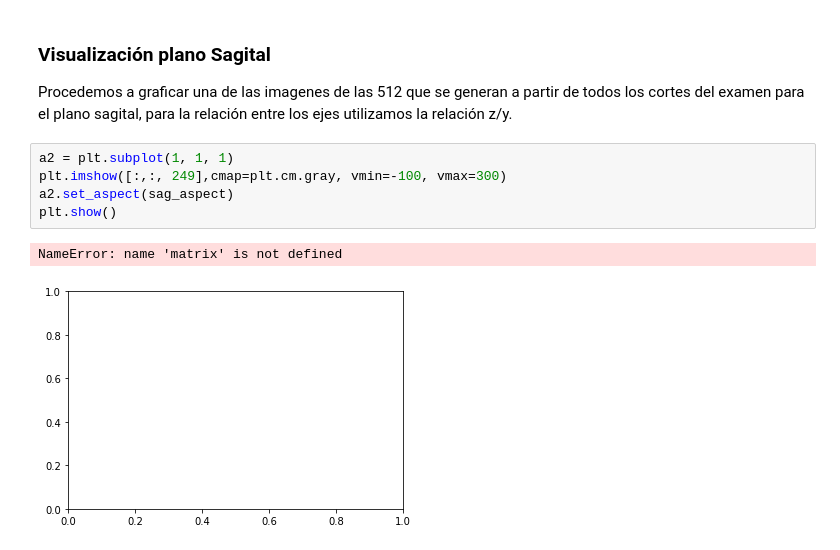
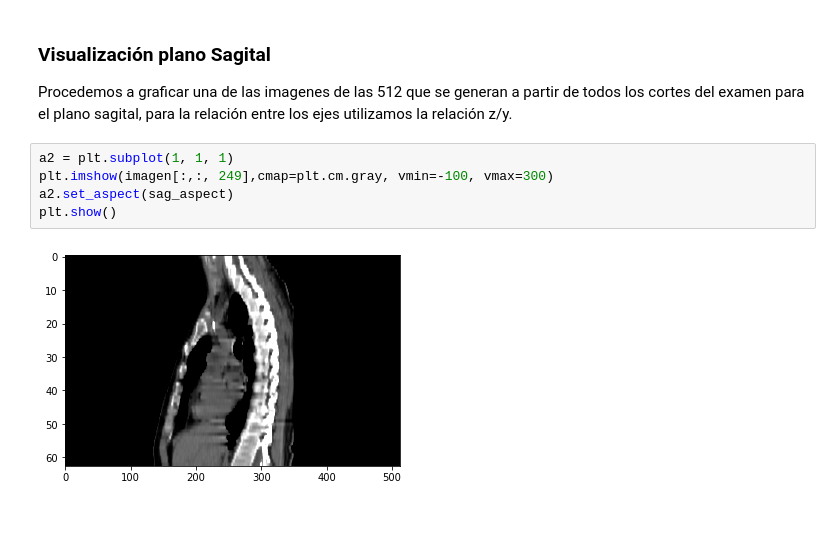
Before and after one commit to jennifer95/visualizacion-segmentacion-pulmonar-DICOM-python, a Jupyter notebook: Visualización de imágenes DICOM.ipynb, the cells around one changed output. Saved outputs shown, nothing was run; the diff lists cells and outputs as text; blank space fills up the shorter version.

Commit message:
notebook que permite la visualizacion de imagenes DICOM

```diff
--- a/Visualización de imágenes DICOM.ipynb
+++ b/Visualización de imágenes DICOM.ipynb
@@ -340,9 +340,8 @@ imp.visualizar_pantalla_mult_cor_fun(ruta,min_filas, nombre_img, 100)
 Procedemos a graficar una de las imagenes de las 512 que se generan a partir de todos los cortes del examen para el plano sagital, para la relación entre los ejes utilizamos la relación z/y.
 # %%
 a2 = plt.subplot(1, 1, 1)
-plt.imshow([:,:, 249],cmap=plt.cm.gray, vmin=-100, vmax=300)
+plt.imshow(imagen[:,:, 249],cmap=plt.cm.gray, vmin=-100, vmax=300)
 a2.set_aspect(sag_aspect)
 plt.show()
 # %% [output]
-NameError: name 'matrix' is not defined
-[figure, old version]
+[figure, new version]
```
Also changed, not shown: parts of 2 cells of this notebook.
